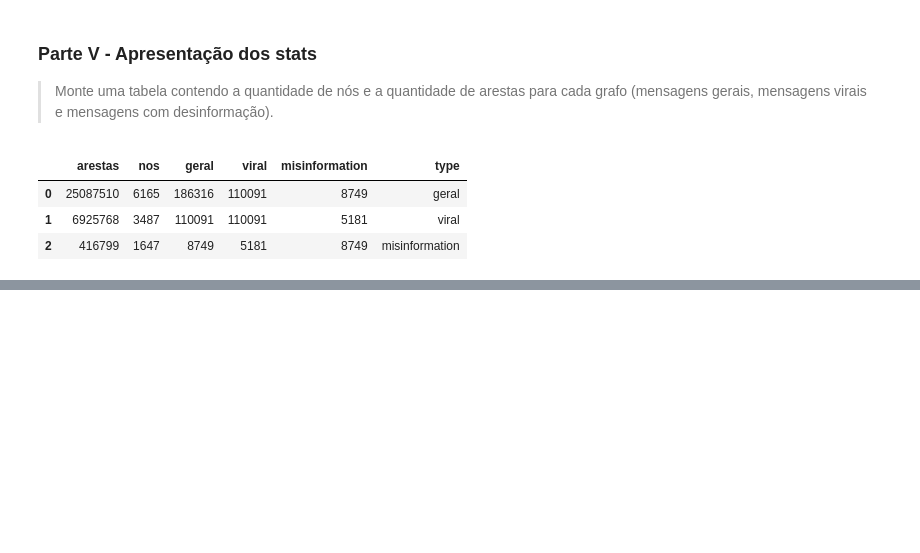
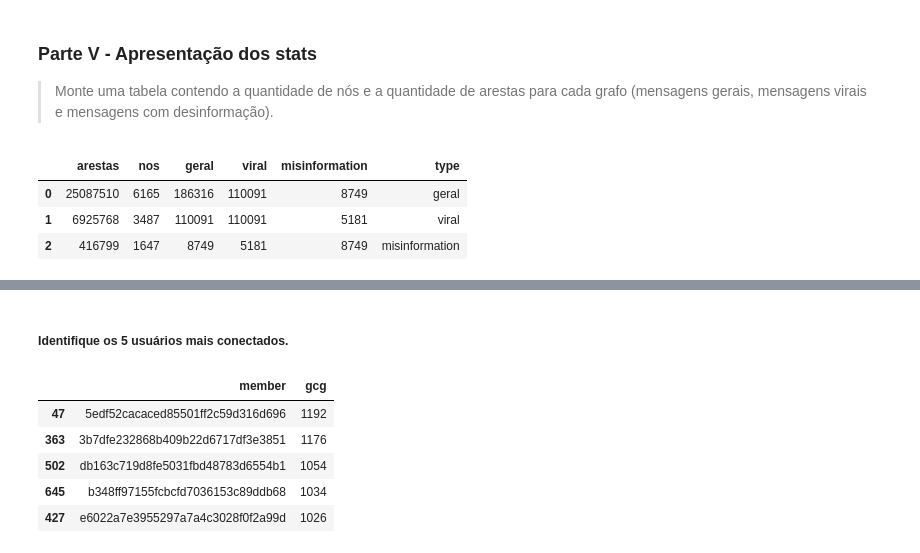
Before and after one commit to vauxgomes/ufc-ckp7477, a Jupyter notebook: lista-1/main.ipynb, the cells around one changed output, grey strips where cells are left out. Saved outputs shown, nothing was run; the diff lists cells and outputs as text; code cells hidden in the pictures; blank space fills up the shorter version.

```diff
--- a/lista-1/main.ipynb
+++ b/lista-1/main.ipynb
@@ -449,0 +556,12 @@ pd.DataFrame([geral['stats'], viral['stats'], misinformation['stats']])
+# %% [markdown]
+##### Identifique os 5 usuários mais conectados.
+# %%
+# Os de maior grau de centralidade
+dfstats.sort_values(by='gcg', ascending=False)[['member', 'gcg']].head(5)
+# %% [output]
+|  | member | gcg |
+| 47 | 5edf52cacaced85501ff2c59d316d696 | 1192 |
+| 363 | 3b7dfe232868b409b22d6717df3e3851 | 1176 |
+| 502 | db163c719d8fe5031fbd48783d6554b1 | 1054 |
+| 645 | b348ff97155fcbcfd7036153c89ddb68 | 1034 |
+| 427 | e6022a7e3955297a7a4c3028f0f2a99d | 1026 |
```
Also changed, not shown: parts of 16 cells of this notebook.
